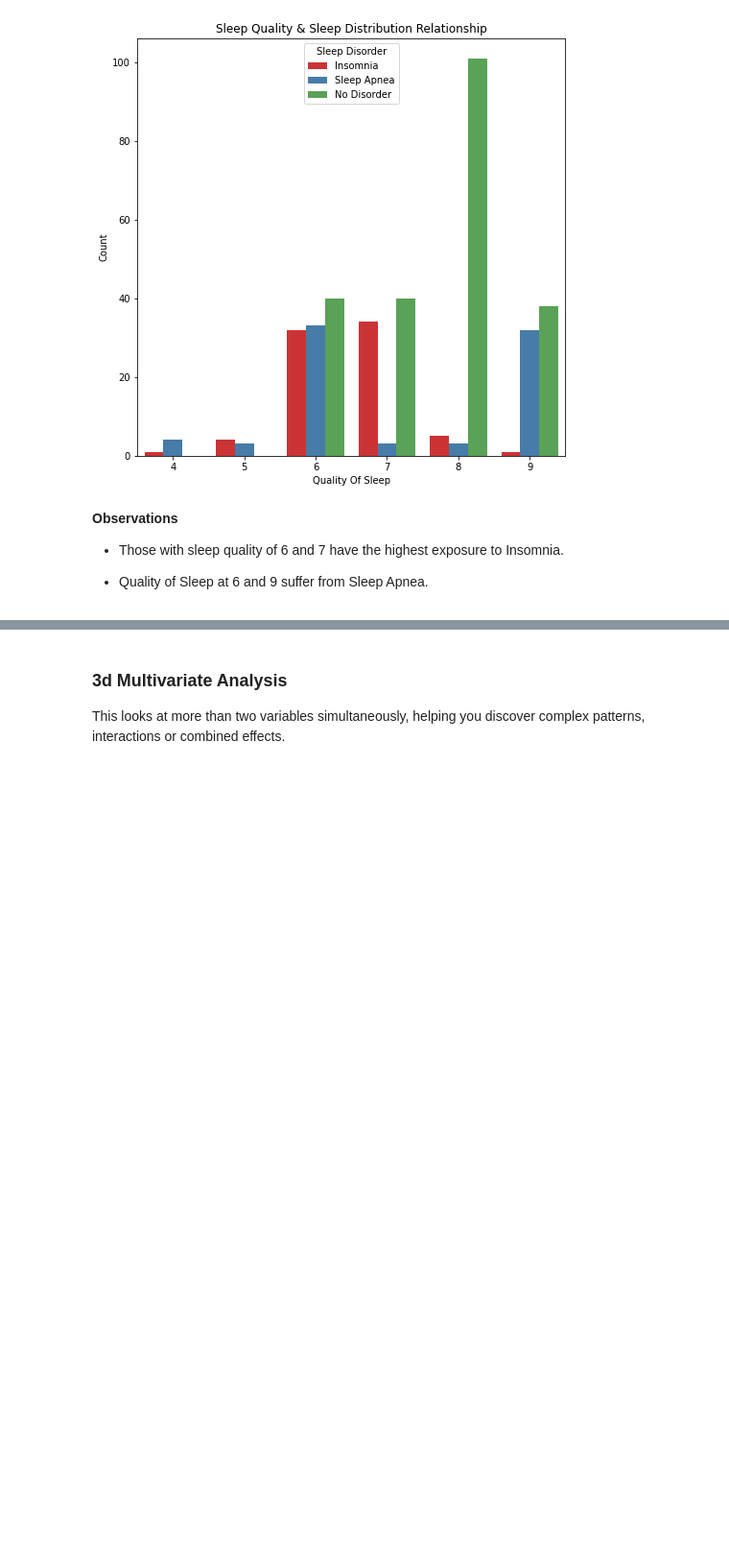
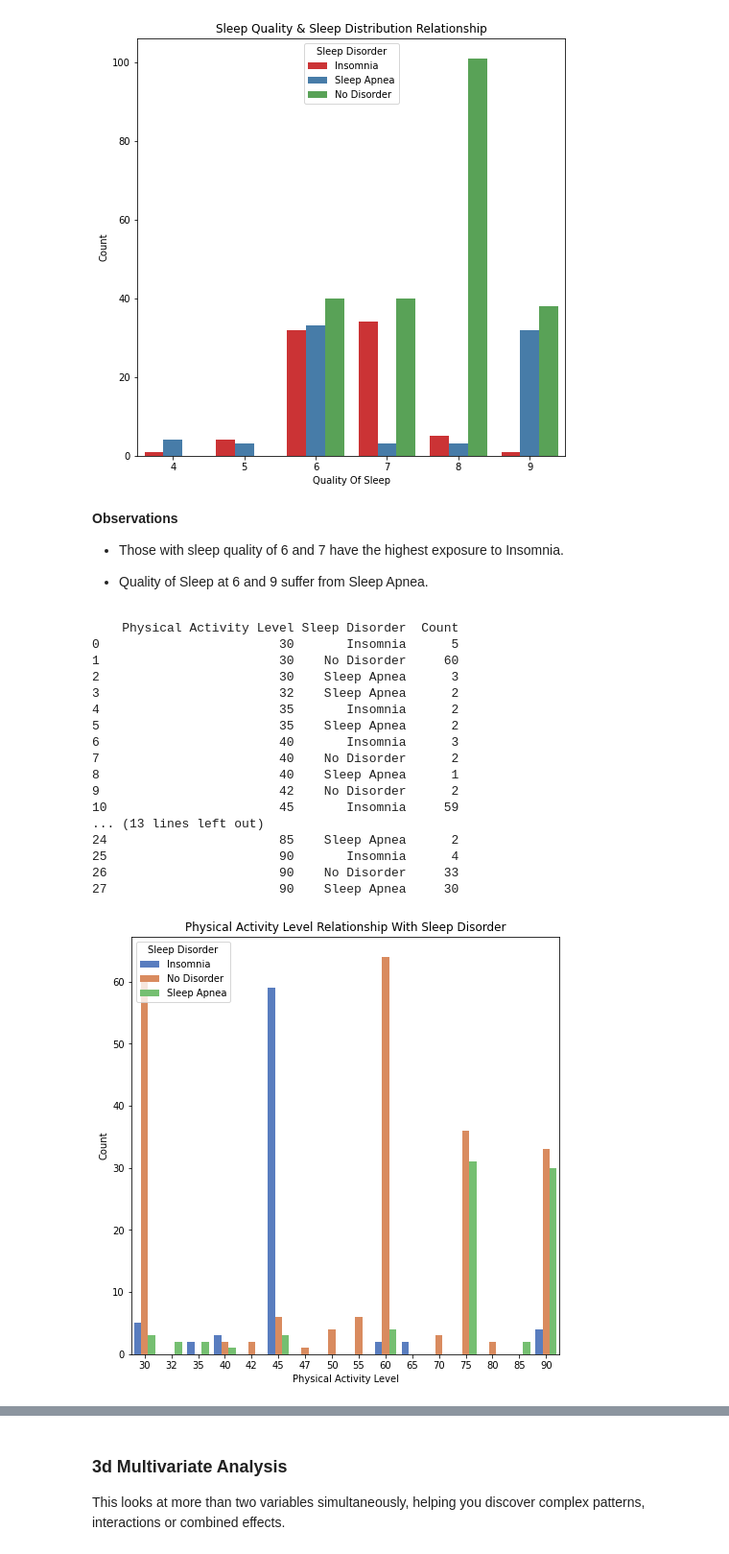
Before and after one commit to jgatharia/Health_and_Sleep_Relation_Project, a Jupyter notebook: health_and_wellness.ipynb, the cells around one changed output, grey strips where cells are left out. Shown at 96% size. Drawn from its saved outputs; the diff is of its cells as text; code cells hidden in the pictures; blank space fills up the shorter version.

```diff
--- a/health_and_wellness.ipynb
+++ b/health_and_wellness.ipynb
@@ -439,3 +439,30 @@ plt.show();
 * Quality of Sleep at 6 and 9 suffer from Sleep Apnea.
 # %%
 # Physical Activity Level and Sleep Disorder
+physical_activity = health_wellness_df.groupby(['Physical Activity Level', 'Sleep Disorder']).size().reset_index(name='Count')
+print(physical_activity)
+
+fig, ax = plt.subplots(figsize=(8,8))
+sns.barplot(data=physical_activity, x='Physical Activity Level', y='Count', hue='Sleep Disorder', ax=ax, palette='muted')
+ax.set_title('Physical Activity Level Relationship With Sleep Disorder')
+ax.set_xlabel('Physical Activity Level')
+plt.show();
+# %% [output]
+    Physical Activity Level Sleep Disorder  Count
+0                        30       Insomnia      5
+1                        30    No Disorder     60
+2                        30    Sleep Apnea      3
+3                        32    Sleep Apnea      2
+4                        35       Insomnia      2
+5                        35    Sleep Apnea      2
+6                        40       Insomnia      3
+7                        40    No Disorder      2
+8                        40    Sleep Apnea      1
+9                        42    No Disorder      2
+10                       45       Insomnia     59
+... (13 lines left out)
+24                       85    Sleep Apnea      2
+25                       90       Insomnia      4
+26                       90    No Disorder     33
+27                       90    Sleep Apnea     30
+[figure, added]
```
Also changed, not shown: parts of 11 cells of this notebook.
